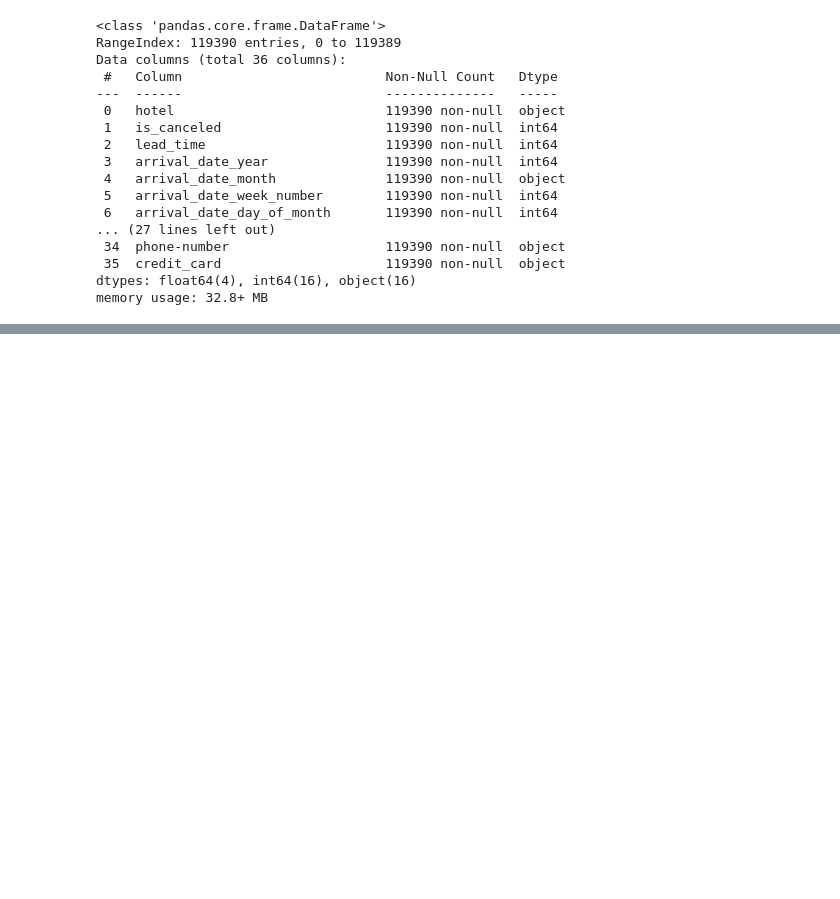
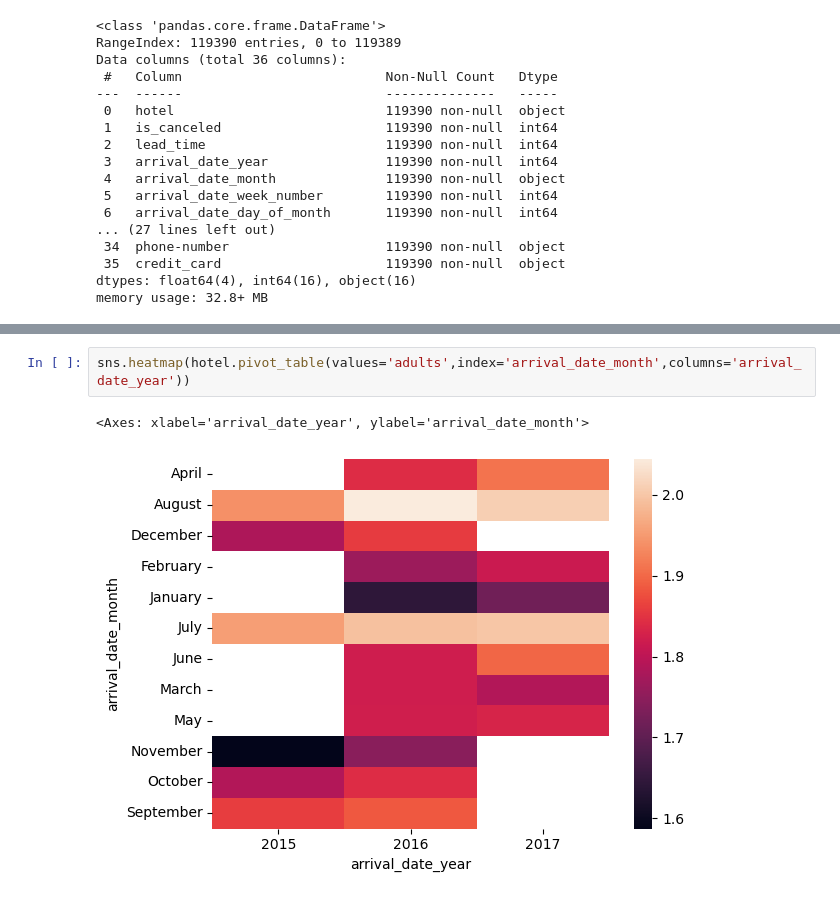
Before and after one commit to 07fahim/Python, a Jupyter notebook: Python/EDA Analysis/EDA using Bivariate and Multivariate Analysis.ipynb, the cells around one changed output, grey strips where cells are left out. Drawn from its saved outputs; the diff is of its cells as text; blank space fills up the shorter version.

```diff
--- a/Python/EDA Analysis/EDA using Bivariate and Multivariate Analysis.ipynb
+++ b/Python/EDA Analysis/EDA using Bivariate and Multivariate Analysis.ipynb
@@ -185,0 +200,5 @@ memory usage: 32.8+ MB
+# %%
+sns.heatmap(hotel.pivot_table(values='adults',index='arrival_date_month',columns='arrival_date_year'))
+# %% [output]
+<Axes: xlabel='arrival_date_year', ylabel='arrival_date_month'>
+[figure, added]
```
Also changed, not shown: parts of 2 cells of this notebook.
